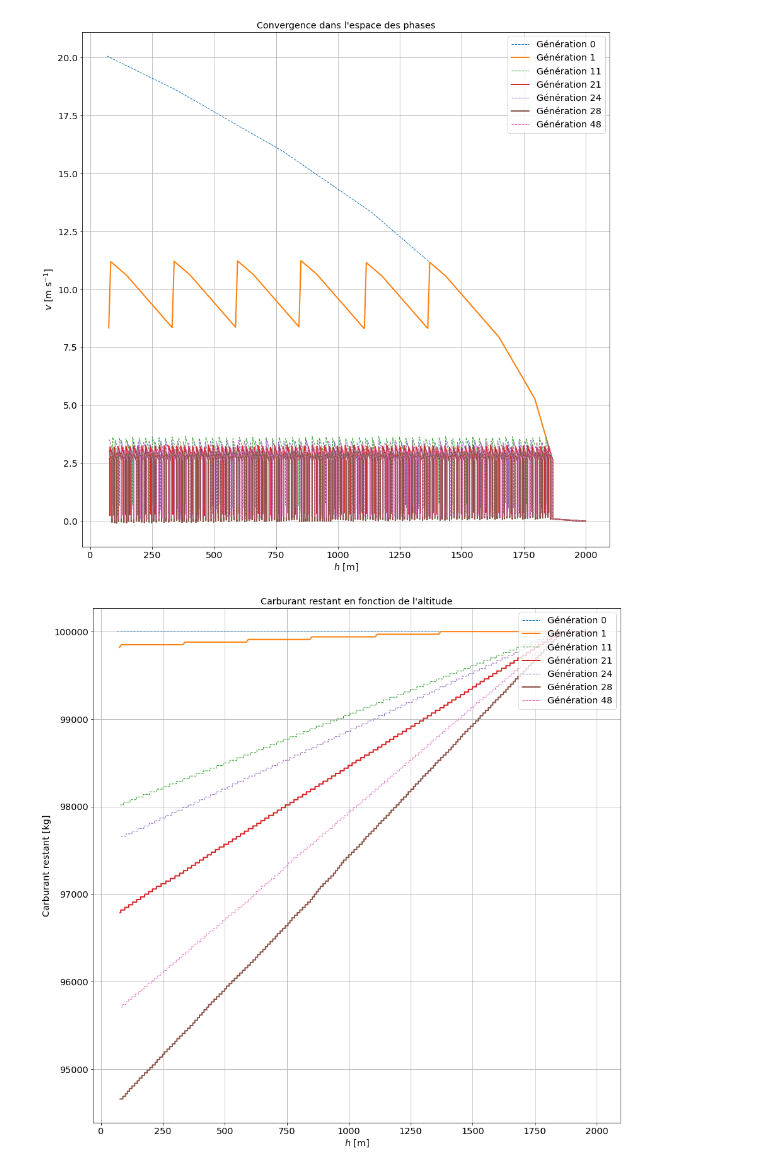
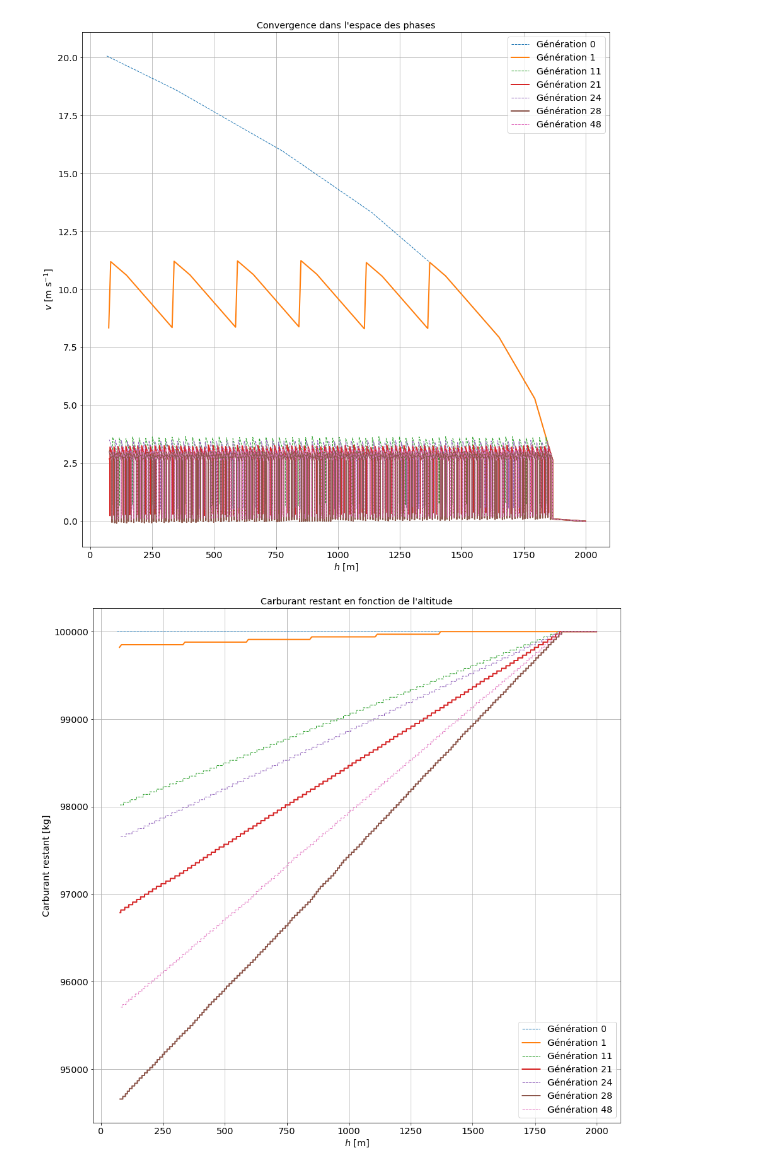
Before and after one commit to jakbay/mnp_project, a Jupyter notebook: data_analysis2.ipynb, the cells around one changed output. Cells and saved outputs as stored; diff of their text form; code cells hidden in the pictures.

```diff
--- a/data_analysis2.ipynb
+++ b/data_analysis2.ipynb
@@ -43,18 +43,18 @@ plt.show()
 # %%
 for i in range(len(data)):
     if i % 2 == 0:
         plt.plot(data[i][1], data[i][3], label="Génération " + str(data[i][0]), linestyle="dashed", linewidth=1)
     else:
         plt.plot(data[i][1], data[i][3], label="Génération " + str(data[i][0]), linestyle="solid", linewidth=2)
 
 plt.xlabel(r'$h$ [m]')
 plt.ylabel(r'Carburant restant [kg]')
 plt.title(r"Carburant restant en fonction de l'altitude")
 plt.grid()
-plt.legend(loc='upper right')
+plt.legend(loc='lower right')
 plt.show()
 # %% [output]
-[figure, old version]
+[figure, new version]
 # %%
 for i in range(0,len(data)):
     if i % 2 == 0:
```
Also changed, not shown: parts of 2 cells of this notebook, 3 other files.
